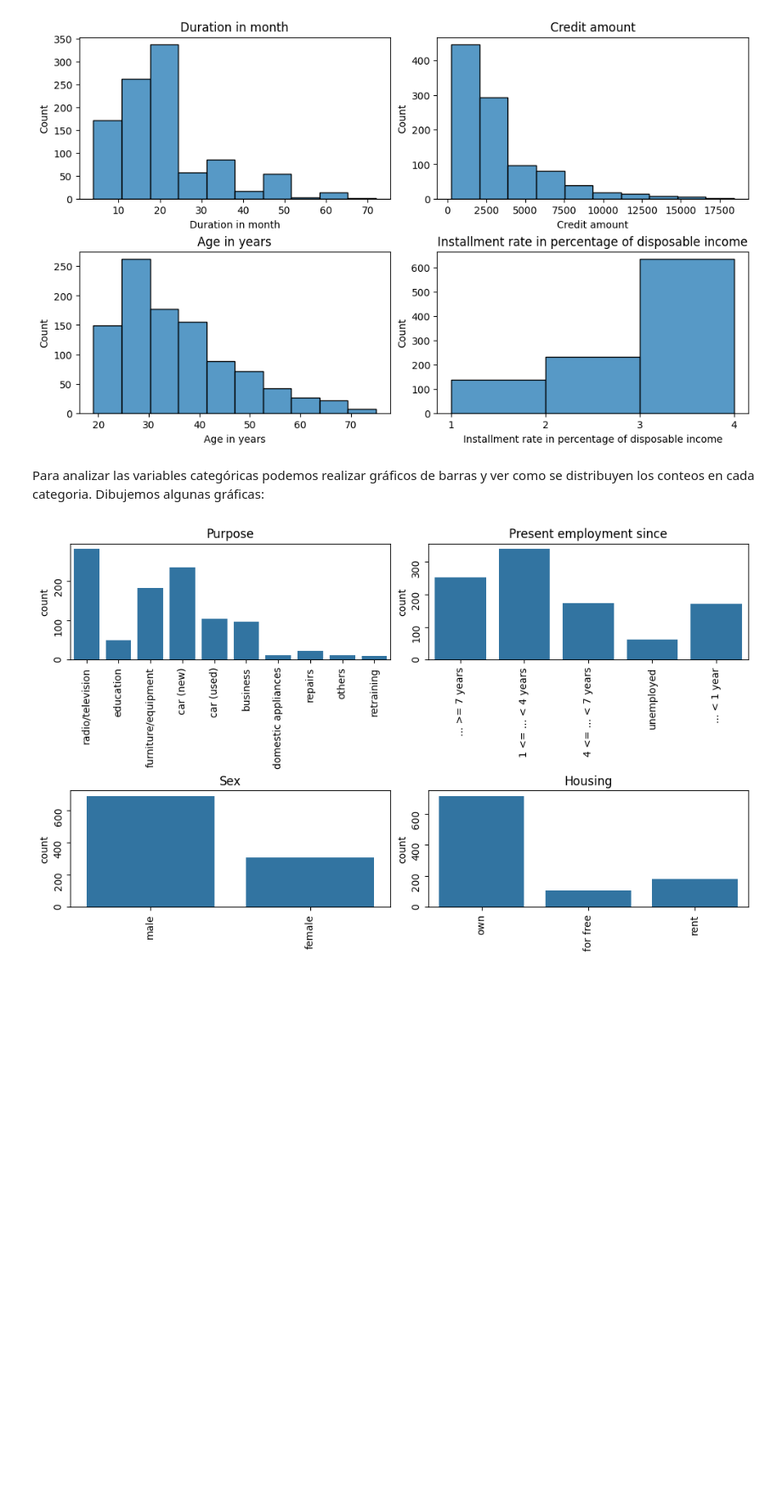
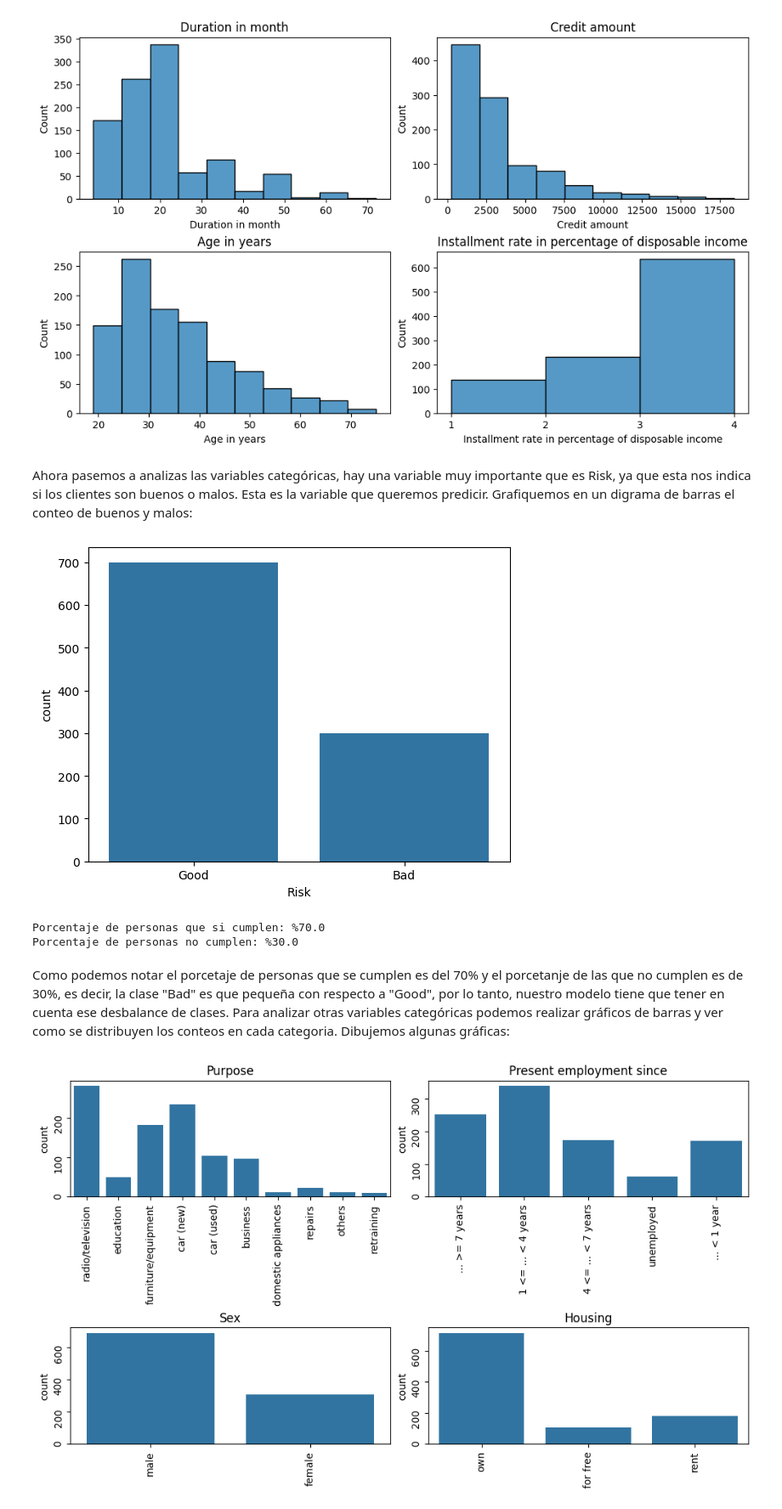
Before and after one commit to Crescencio1/Credit_Risk_Analysis, a Jupyter notebook: CreditRiskAnalysis.ipynb, the cells around one changed output. Shown at 85% size. Cells and saved outputs as stored; diff of their text form; code cells hidden in the pictures; blank space fills up the shorter version.

```diff
--- a/CreditRiskAnalysis.ipynb
+++ b/CreditRiskAnalysis.ipynb
@@ -252,8 +267,23 @@ axes[1, 1].set_title("Installment rate in percentage of disposable income")
 plt.show()
 # %% [output]
 [figure]
+# %% [markdown]
+Ahora pasemos a analizas las variables categóricas, hay una variable muy importante que es Risk, ya que esta nos indica si los clientes son buenos o malos. Esta es la variable que queremos predicir. Grafiquemos en un digrama de barras el conteo de buenos y malos:
+# %%
+sns.countplot(x="Risk", data = df)
+plt.show()
+# %% [output]
+[figure, added]
+# %%
+num_buenas = df[df["Risk"]=="Good"]["Risk"].count()
+num_malas = df[df["Risk"]=="Bad"]["Risk"].count()
+print(f"Porcentaje de personas que si cumplen: %{num_buenas/len(df)*100}")
+print(f"Porcentaje de personas no cumplen: %{num_malas/len(df)*100}")
+# %% [output]
+Porcentaje de personas que si cumplen: %70.0
+Porcentaje de personas no cumplen: %30.0
 # %% [markdown]
-Para analizar las variables categóricas podemos realizar gráficos de barras y ver como se distribuyen los conteos en cada categoria. Dibujemos algunas gráficas:
+Como podemos notar el porcetaje de personas que se cumplen es del 70% y el porcetanje de las que no cumplen es de 30%, es decir, la clase "Bad" es que pequeña con respecto a "Good", por lo tanto, nuestro modelo tiene que tener en cuenta ese desbalance de clases. Para analizar otras variables categóricas podemos realizar gráficos de barras y ver como se distribuyen los conteos en cada categoria. Dibujemos algunas gráficas:
 # %%
 fig, axes = plt.subplots(nrows=2, ncols=2, figsize=(10, 6), constrained_layout = True)
 #Gráfica 1
```
Also changed, not shown: parts of 12 cells of this notebook.
